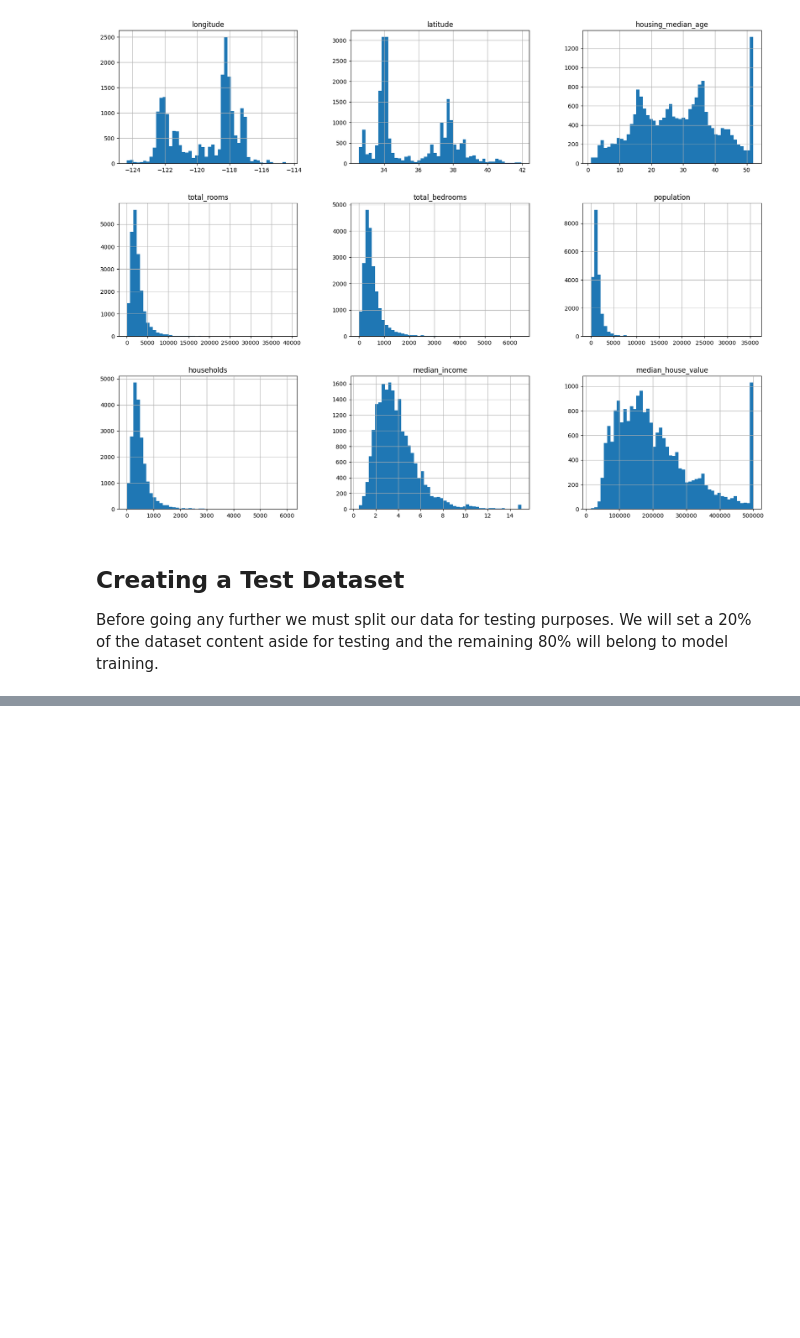
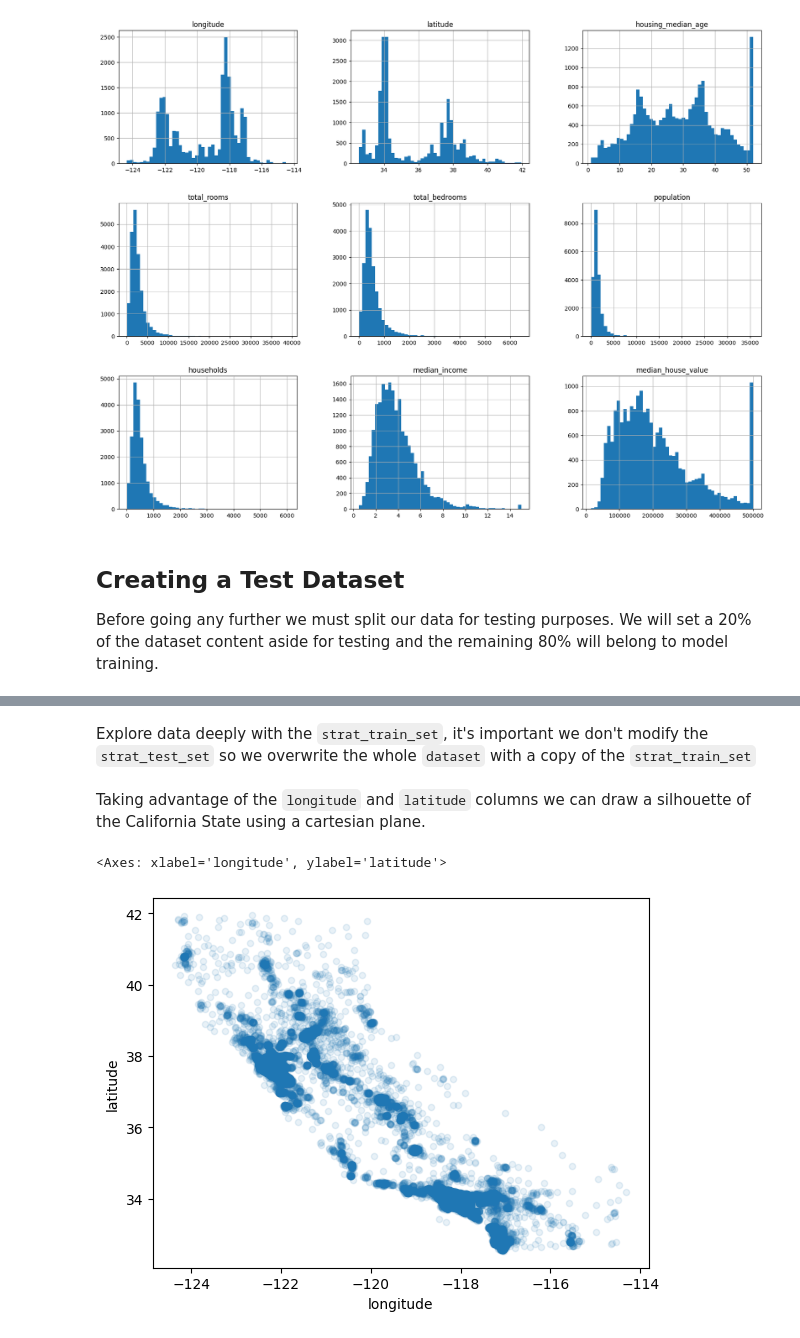
Before and after one commit to EstebanBorai/california-housing-prices, a Jupyter notebook: notebooks/Notebook.ipynb, the cells around one changed output, grey strips where cells are left out. Cells and saved outputs as stored; diff of their text form; code cells hidden in the pictures; blank space fills up the shorter version.

Commit message:
feat: plotting california state

```diff
--- a/notebooks/Notebook.ipynb
+++ b/notebooks/Notebook.ipynb
@@ -129,0 +133,11 @@ Name: count, dtype: int64
+# %% [markdown]
+Explore data deeply with the `strat_train_set`, it's important we don't modify the `strat_test_set` so we overwrite the whole `dataset` with a copy of the `strat_train_set`
+# %%
+dataset = strat_train_set.copy()
+# %% [markdown]
+Taking advantage of the `longitude` and `latitude` columns we can draw a silhouette of the California State using a cartesian plane.
+# %%
+dataset.plot(kind="scatter", x="longitude", y="latitude", alpha=.1)
+# %% [output]
+<Axes: xlabel='longitude', ylabel='latitude'>
+[figure, added]
```
Also changed, not shown: parts of 13 cells of this notebook, 2 other files.
